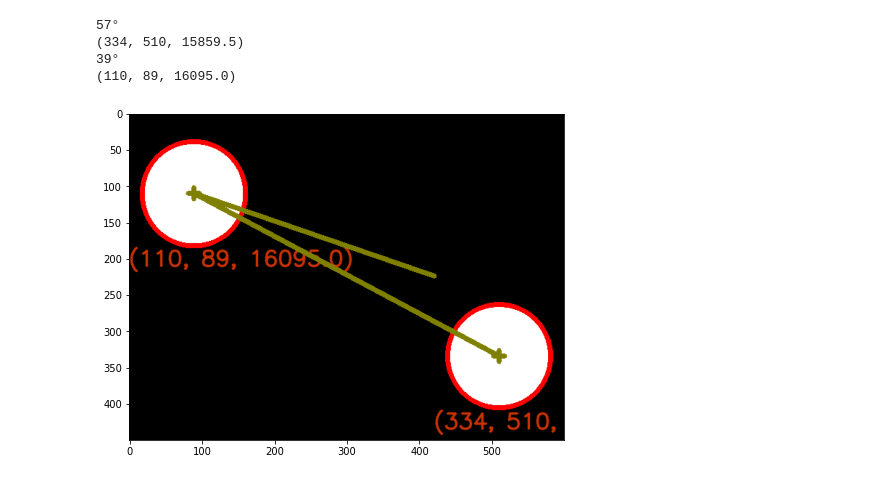
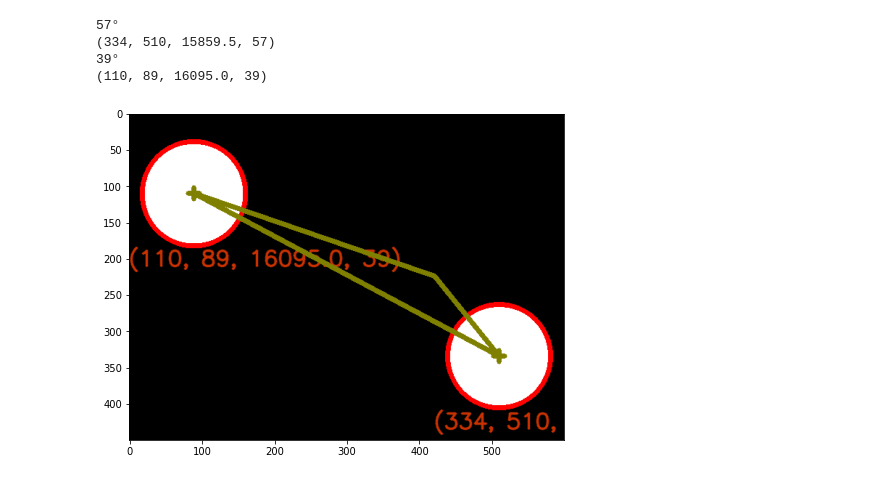
Before and after one commit to Carlos-CECH/pythonNAC1, a Jupyter notebook: teste.ipynb, the cells around one changed output. Cells and saved outputs as stored; diff of their text form; code cells hidden in the pictures.

```diff
--- a/teste.ipynb
+++ b/teste.ipynb
@@ -41,36 +41,38 @@ for c in contornos:
 
   cv2.drawContours(contornos_img, contornos, -1, [255, 0, 0], 5);
 
   size = 8
   color = (128,128,0)
   cv2.line(contornos_img,(cx - size,cy),(cx + size,cy),color,5)
   cv2.line(contornos_img,(cx,cy - size),(cx, cy + size),color,5)
-
+  graus = round(degrees(atan2(cx,cy)))
 
   font = cv2.FONT_HERSHEY_SIMPLEX
-  text = cy , cx, area
+  text = cy , cx, area, graus
   if area > cx:
     origem = (cx - 90, cy + 100)
   else:
     origem = (cx - 240, cy + 100)
 
   cv2.putText(contornos_img, str(text), origem, font,1,(200,50,0),2,cv2.LINE_AA)
 
-  print(str(round(degrees(atan2(cx,cy)))) + '°')
+  print(str(graus) + '°')
 
   print(text)
 
 cv2.line(contornos_img,(510, 334),(89, 110),color,5)
 
 cv2.line(contornos_img,(421, 224),(89, 110),color,5)
 
+cv2.line(contornos_img,(510, 334),(421, 224),color,5)
+
 
 
 plt.figure(figsize=(8,6))
 plt.imshow(contornos_img);
 # %% [output]
 57°
-(334, 510, 15859.5)
+(334, 510, 15859.5, 57)
 39°
-(110, 89, 16095.0)
+(110, 89, 16095.0, 39)
-[figure, old version]
+[figure, new version]
```
Also changed, not shown: 1 other file.
